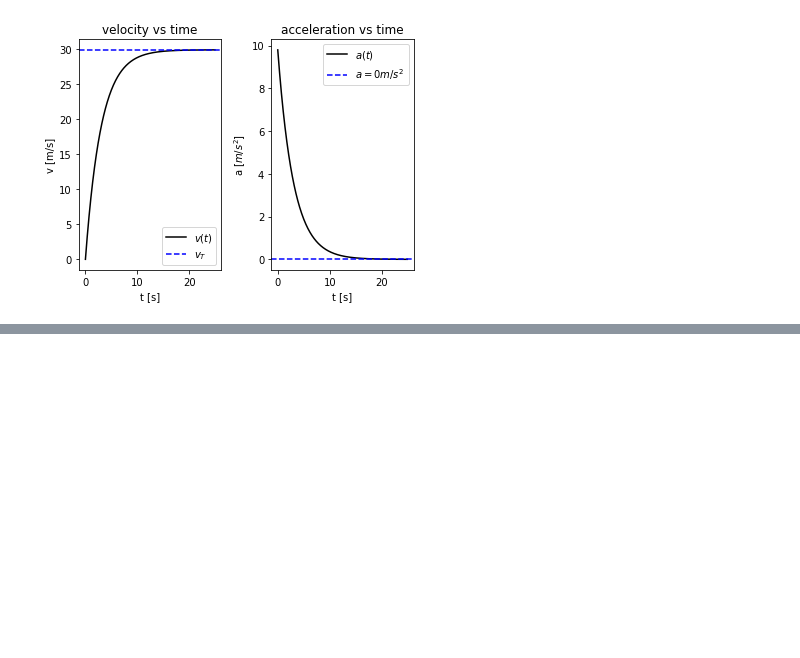
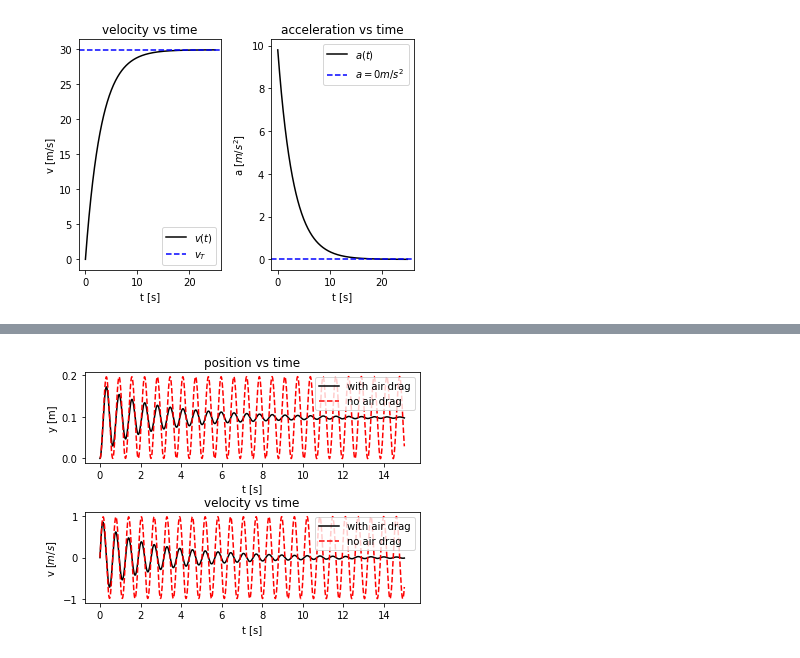
Before and after one commit to pengyangraul/1.constant_velocity, a Jupyter notebook: force_1d.ipynb, the cells around one changed output, grey strips where cells are left out. Saved outputs shown, nothing was run; the diff lists cells and outputs as text; code cells hidden in the pictures; blank space fills up the shorter version.

```diff
--- a/force_1d.ipynb
+++ b/force_1d.ipynb
@@ -288,0 +338,64 @@ A block of mass $m = 1$ kg is hanging from a spring with spring constant $k=100$
+# %%
+import numpy as np
+import matplotlib.pyplot as plt
+
+def F_D(v):
+    D = 2.5 # m^-1
+    vt = 0.2 # m/s
+    kv = D*vt
+    if v<vt:
+        FD = -kv*v
+    else:
+        FD = -D*v*np.abs(v)
+    return FD
+
+# parameters
+m = 1.0
+k = 100.0
+time = 15.0
+g = 9.8
+
+# numerical steps
+dt = 0.00001
+steps = 1500000
+ylist = np.zeros(steps)
+vlist = np.zeros(steps)
+
+ylist_no_air = np.zeros(steps)
+vlist_no_air = np.zeros(steps)
+# alist = np.zeros(steps-1)
+tlist = np.arange(steps)*dt
+
+for jj in range(steps-1):
+    a = g - (k*ylist[jj])/m + F_D(vlist[jj])/m
+    vlist[jj+1] = vlist[jj] + a*dt
+    ylist[jj+1] = ylist[jj] + vlist[jj]*dt
+
+# Neglecting air drag
+for jj in range(steps-1):
+    a = g - (k*ylist_no_air[jj])/m
+    vlist_no_air[jj+1] = vlist_no_air[jj] + a*dt
+    ylist_no_air[jj+1] = ylist_no_air[jj] + vlist_no_air[jj]*dt
+
+
+
+# Create two subplots, in 1 row, with 2 columns
+fig,ax = plt.subplots(2,1)
+plt.subplots_adjust(left=0.125, bottom=0.1, right=0.9, top=0.9, wspace=0.35, hspace=0.55)
+# first subplot
+ax[0].set_title('position vs time')
+ax[0].plot(tlist,ylist,'k-', label='with air drag')
+ax[0].plot(tlist,ylist_no_air,'r--', label='no air drag')
+ax[0].set_xlabel('t [s]')
+ax[0].set_ylabel('y [m]')
+ax[0].legend()
+# second subplot
+ax[1].set_title('velocity vs time')
+ax[1].plot(tlist,vlist,'k-', label='with air drag')
+ax[1].plot(tlist,vlist_no_air,'r--', label='no air drag')
+ax[1].set_xlabel('t [s]')
+ax[1].set_ylabel('v [$m/s$]')
+ax[1].legend()
+plt.show()
+# %% [output]
+[figure, added]
```
Also changed, not shown: parts of 3 cells of this notebook, 3 other files.
